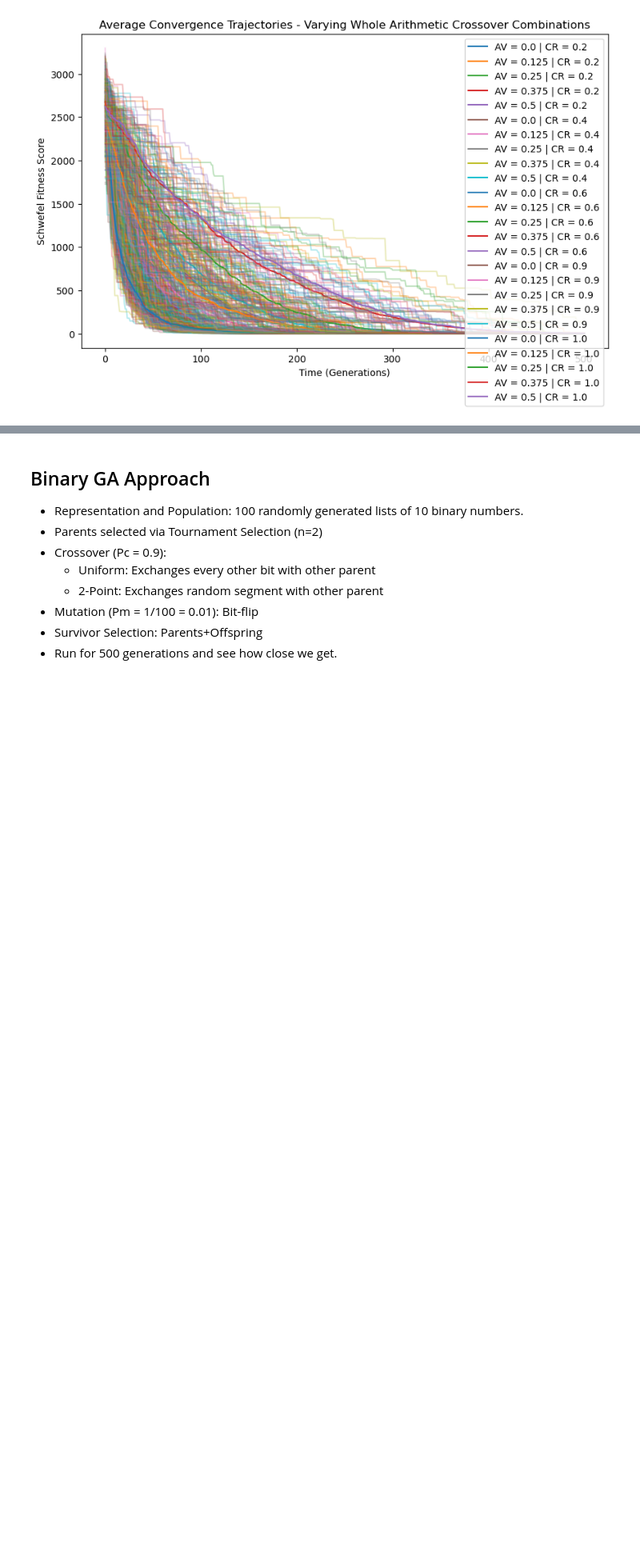
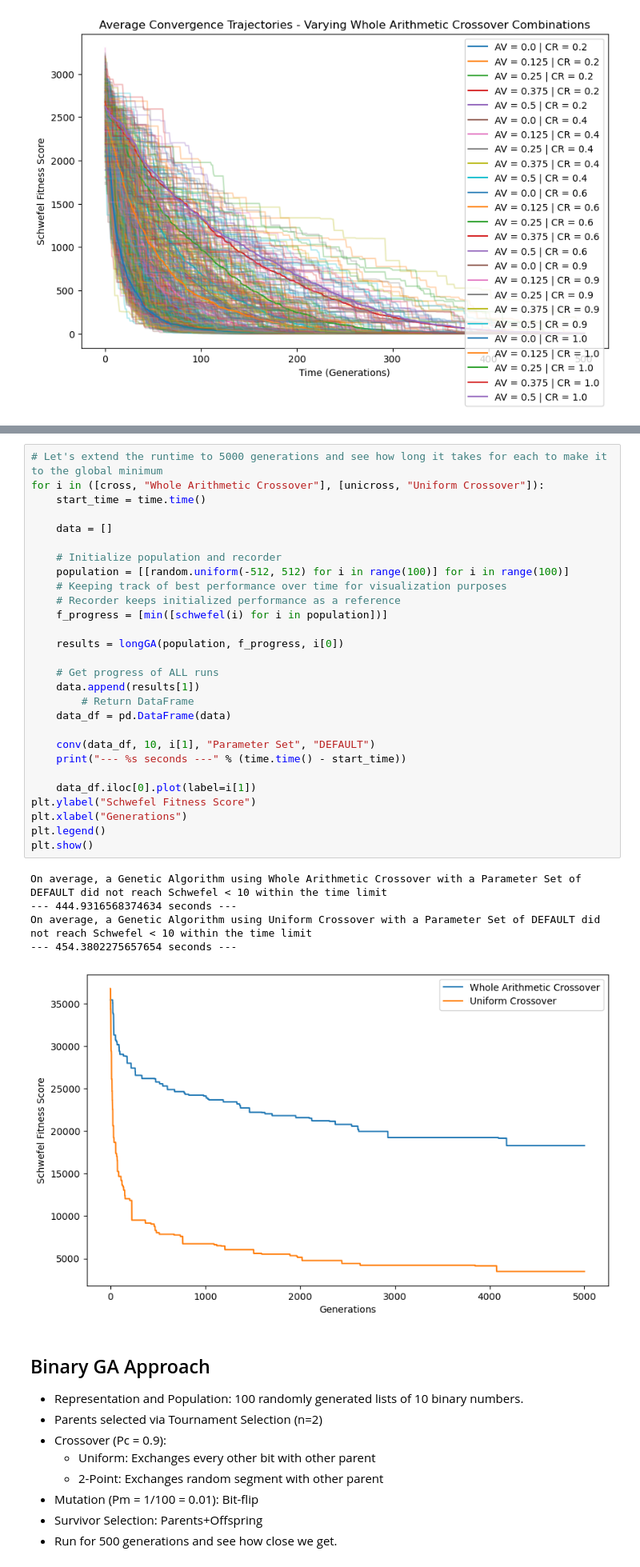
Before and after one commit to AlexPei-YuTsai/8-queen-evo-algo, a Jupyter notebook: schwefel.ipynb, the cells around one changed output, grey strips where cells are left out. Shown at 80% size. Saved outputs shown, nothing was run; the diff lists cells and outputs as text; blank space fills up the shorter version.

```diff
--- a/schwefel.ipynb
+++ b/schwefel.ipynb
@@ -609,3 +714,37 @@ On average, a Genetic Algorithm using WA with a AV|CR of 0.5|1.0 reaches Schwefe
+# %%
+# Let's extend the runtime to 5000 generations and see how long it takes for each to make it to the global minimum
+for i in ([cross, "Whole Arithmetic Crossover"], [unicross, "Uniform Crossover"]):
+    start_time = time.time()
+
+    data = []
+
+    # Initialize population and recorder
+    population = [[random.uniform(-512, 512) for i in range(100)] for i in range(100)]
+    # Keeping track of best performance over time for visualization purposes
+    # Recorder keeps initialized performance as a reference
+    f_progress = [min([schwefel(i) for i in population])]
+
+    results = longGA(population, f_progress, i[0])
+
+    # Get progress of ALL runs
+    data.append(results[1])
+        # Return DataFrame
+    data_df = pd.DataFrame(data)
+
+    conv(data_df, 10, i[1], "Parameter Set", "DEFAULT")
+    print("--- %s seconds ---" % (time.time() - start_time))
+
+    data_df.iloc[0].plot(label=i[1])
+plt.ylabel("Schwefel Fitness Score")
+plt.xlabel("Generations")
+plt.legend()
+plt.show()
+# %% [output]
+On average, a Genetic Algorithm using Whole Arithmetic Crossover with a Parameter Set of DEFAULT did not reach Schwefel < 10 within the time limit
+--- 444.9316568374634 seconds ---
+On average, a Genetic Algorithm using Uniform Crossover with a Parameter Set of DEFAULT did not reach Schwefel < 10 within the time limit
+--- 454.3802275657654 seconds ---
+[figure, added]
 # %% [markdown]
 ## Binary GA Approach
 - Representation and Population: 100 randomly generated lists of 10 binary numbers.
```
Also changed, not shown: parts of 11 cells of this notebook.
